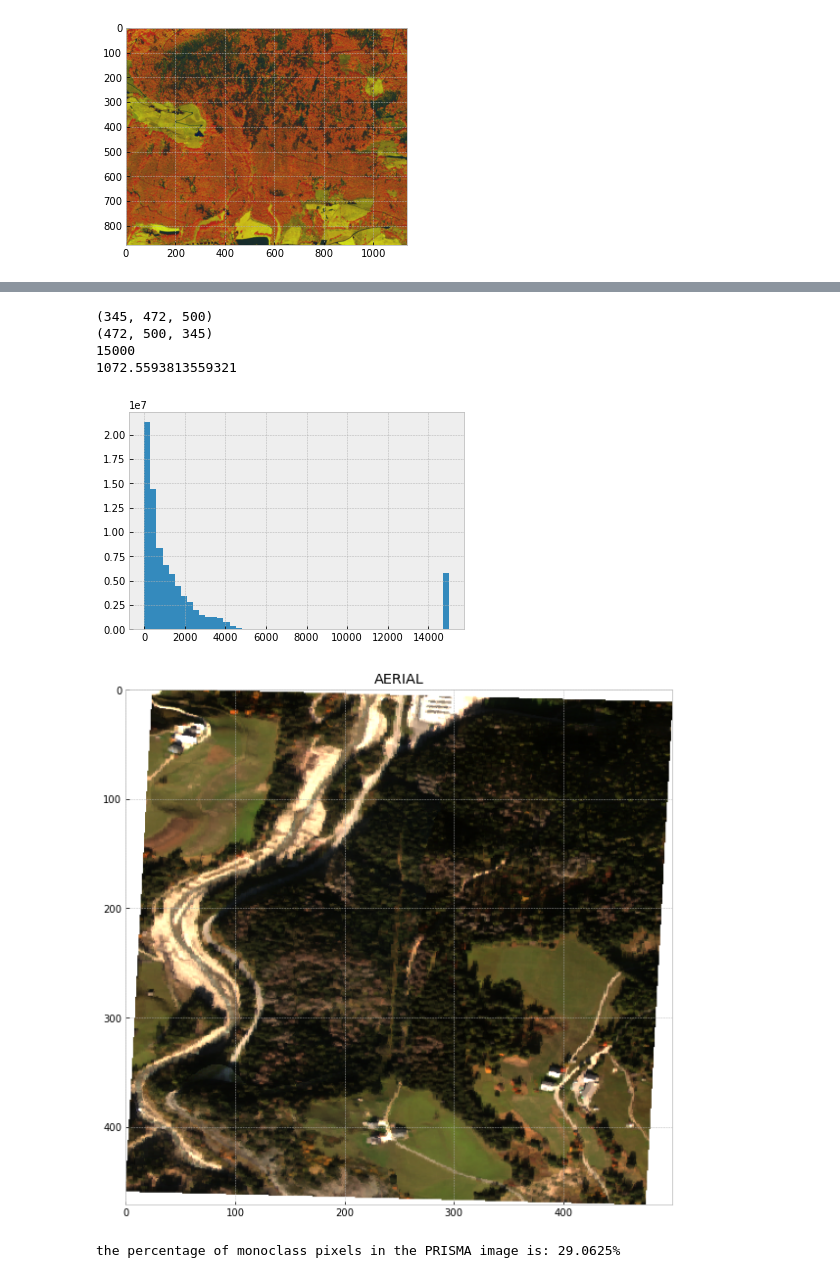
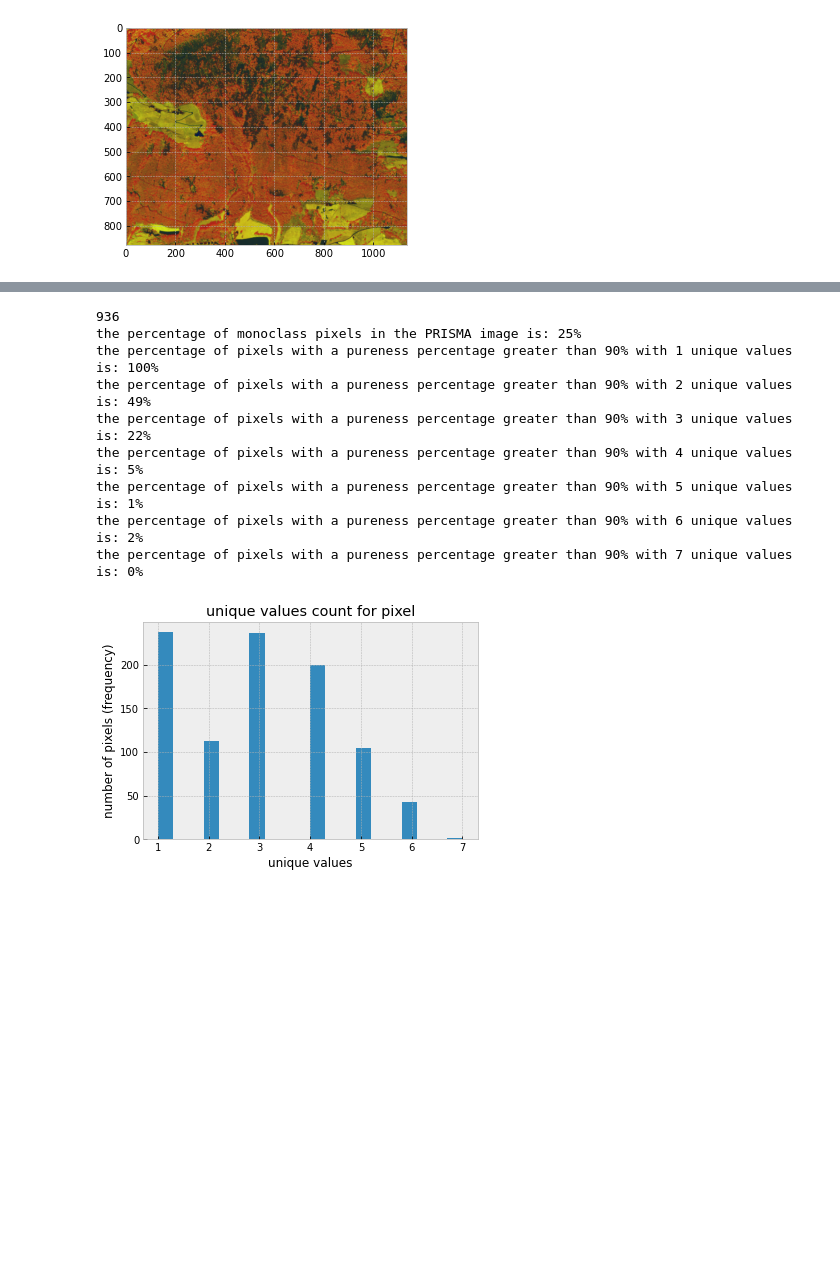
Before and after one commit to AlessandroAustoni/Satellite_Bark_Beetle_Detection, a Jupyter notebook: pre-preocessing.ipynb, the cells around one changed output, grey strips where cells are left out. Saved outputs shown, nothing was run; the diff lists cells and outputs as text; code cells hidden in the pictures; blank space fills up the shorter version.

```diff
--- a/pre-preocessing.ipynb
+++ b/pre-preocessing.ipynb
@@ -141,6 +143,6 @@ Clipping input data to the valid range for imshow with RGB data ([0..1] for floa
 # %%
 
-    src_aerial = rio.open(path_l2d+'aerial/'+'Gadertal_area5_EPSG4326.tif')
+    src_aerial = rio.open(path_l2d+'aerial/'+'Gad_area5_UTM32N.tif')
     aerial_intersected_cube=src_aerial.read()
     src_aerial.close()
     print(np.shape(aerial_intersected_cube))
@@ -166,21 +168,41 @@ Clipping input data to the valid range for imshow with RGB data ([0..1] for floa
 
         plt.title('AERIAL')
         plt.imshow(rgb_aerial)
-# %% [output]
-(345, 472, 500)
-(472, 500, 345)
-15000
-1072.5593813559321
-[figure, removed]
-[figure, removed]
 # %%
 #count pure PRISMA pixels
-df = gpd.read_file(path_l2d+'TOTAL_PIXEL_CLASS_COUNT.shp')
-df.head()
-pure=df[df["CLASS_COUN"]==1]
+df = gpd.read_file(path_l2d+'MIXANALYSIS.shp')
+pure=df[df["UNIQUE_CLA"]==1]
+two=df[df["UNIQUE_CLA"]==2]
+three=df[df["UNIQUE_CLA"]==3]
+four=df[df["UNIQUE_CLA"]==4]
+five=df[df["UNIQUE_CLA"]==5]
+six=df[df["UNIQUE_CLA"]==6]
+seven=df[df["UNIQUE_CLA"]==7]
 pure_count=len(pure)
 total_pixels=len(df)
+print(total_pixels)
 pure_percentage=(pure_count*100)/total_pixels
-print('the percentage of monoclass pixels in the PRISMA image is: '+str(pure_percentage)+'%')
+print('the percentage of monoclass pixels in the PRISMA image is: '+str(int(pure_percentage))+'%')
+pd.DataFrame.hist(df,column='UNIQUE_CLA',bins=20)
+plt.title('unique values count for pixel')
+plt.xlabel('unique values')
+plt.ylabel('number of pixels (frequency)')
+
+for numb in range(1,8):
+    data=df[df["UNIQUE_CLA"]==numb]
+    data=data[['CLASS0%','CLASS1%','CLASS2%','CLASS3%','CLASS4%','CLASS5%','CLASS6%']]
+    numbmax=data.max(axis='columns')
+    numbpurecount=sum(np.where(numbmax>90,1,0))
+    percentage=(numbpurecount*100)/len(numbmax)
+    print('the percentage of pixels with a pureness percentage greater than 90% with '+str(numb)+' unique values is: '+str(int(percentage))+'%')
 # %% [output]
-the percentage of monoclass pixels in the PRISMA image is: 29.0625%
+936
+the percentage of monoclass pixels in the PRISMA image is: 25%
+the percentage of pixels with a pureness percentage greater than 90% with 1 unique values is: 100%
+the percentage of pixels with a pureness percentage greater than 90% with 2 unique values is: 49%
+the percentage of pixels with a pureness percentage greater than 90% with 3 unique values is: 22%
+the percentage of pixels with a pureness percentage greater than 90% with 4 unique values is: 5%
+the percentage of pixels with a pureness percentage greater than 90% with 5 unique values is: 1%
+the percentage of pixels with a pureness percentage greater than 90% with 6 unique values is: 2%
+the percentage of pixels with a pureness percentage greater than 90% with 7 unique values is: 0%
+[figure, added]
```
Also changed, not shown: parts of 17 cells of this notebook, 5 other files.
